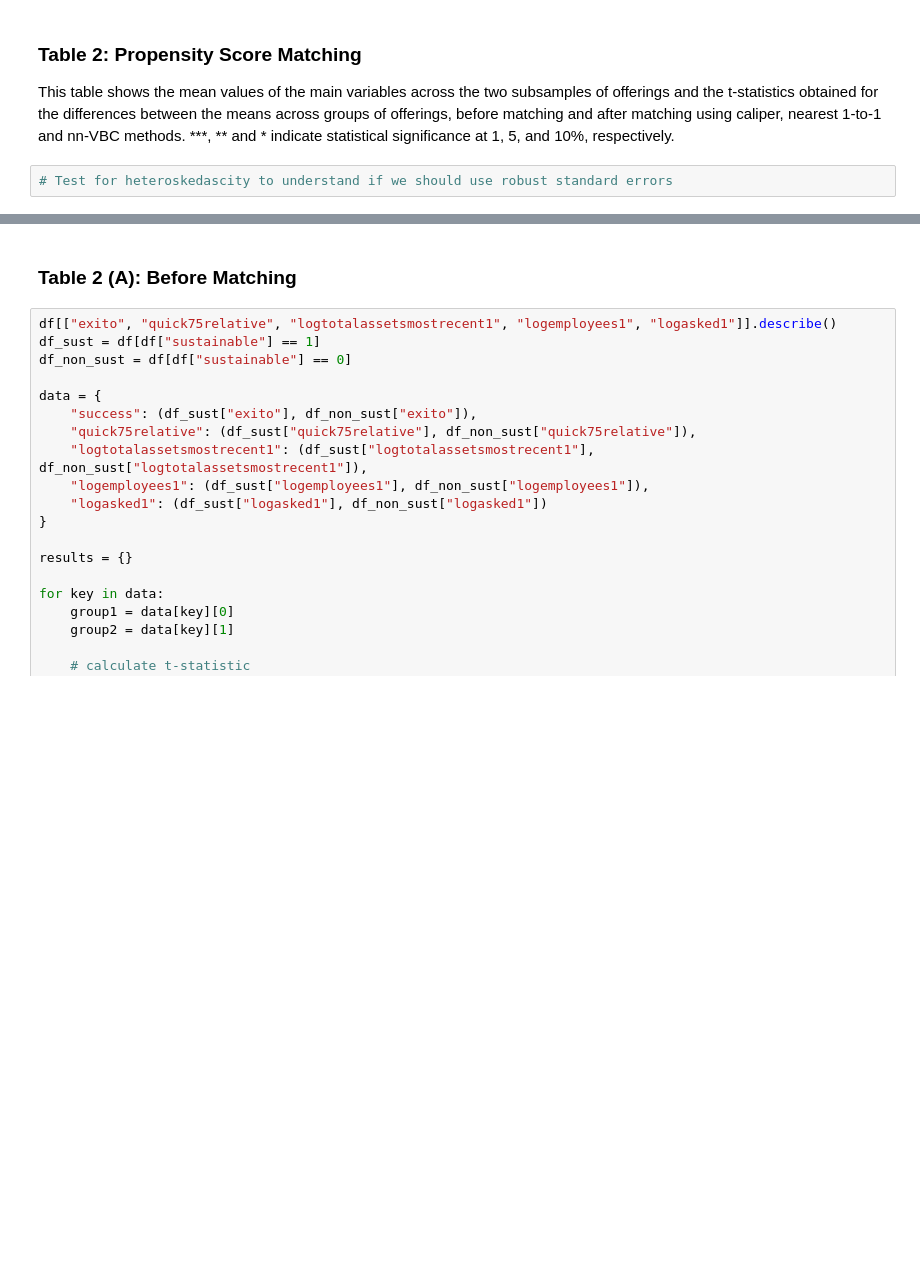
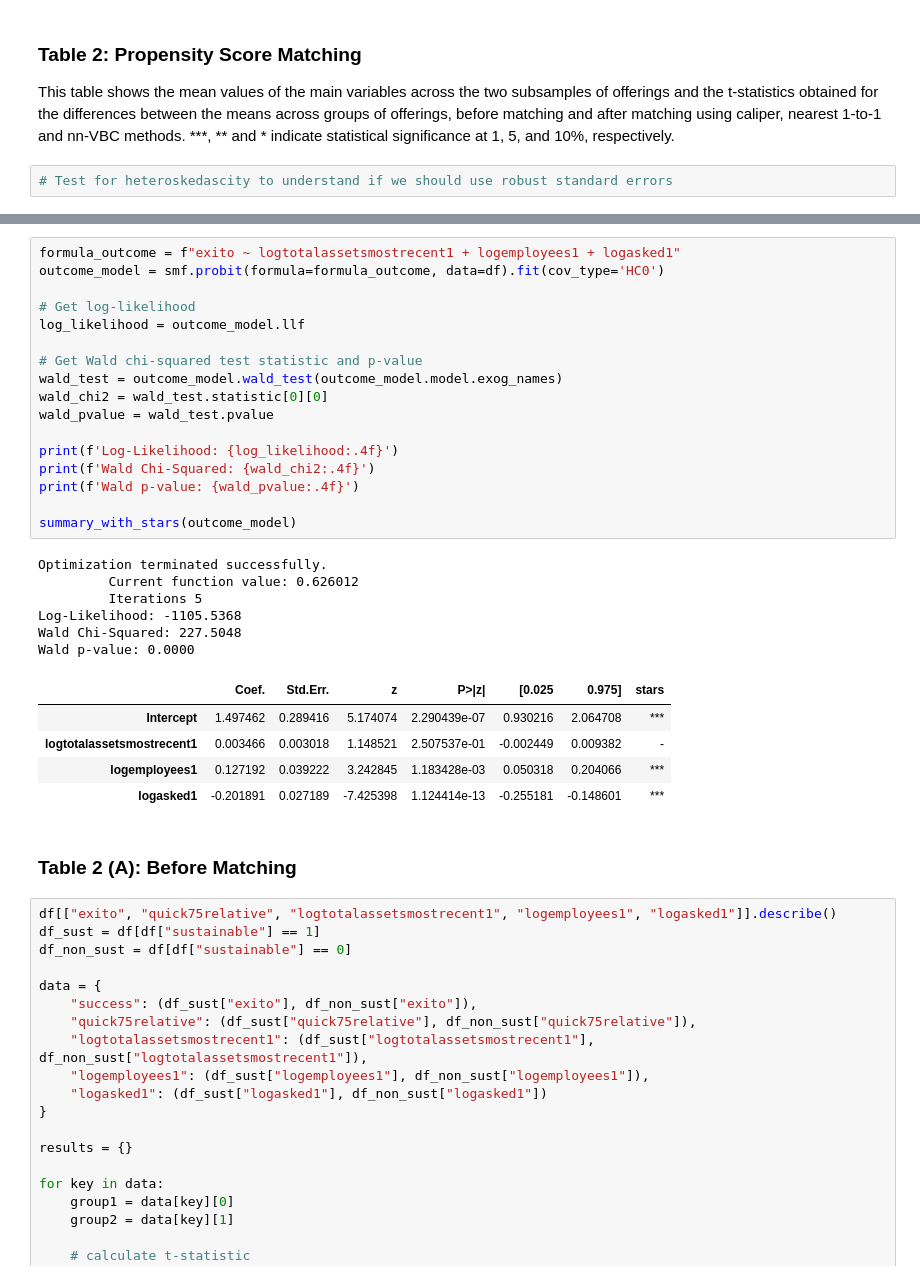
Before and after one commit to alvarorezola/MendozaEtAl2023-VC, a Jupyter notebook: script.ipynb, the cells around one changed output, grey strips where cells are left out. Saved outputs shown, nothing was run; the diff lists cells and outputs as text; blank space fills up the shorter version.

```diff
--- a/script.ipynb
+++ b/script.ipynb
@@ -244,3 +257,32 @@ Optimization terminated successfully.
+# %%
+formula_outcome = f"exito ~ logtotalassetsmostrecent1 + logemployees1 + logasked1"
+outcome_model = smf.probit(formula=formula_outcome, data=df).fit(cov_type='HC0')
+
+# Get log-likelihood
+log_likelihood = outcome_model.llf
+
+# Get Wald chi-squared test statistic and p-value
+wald_test = outcome_model.wald_test(outcome_model.model.exog_names)
+wald_chi2 = wald_test.statistic[0][0]
+wald_pvalue = wald_test.pvalue
+
+print(f'Log-Likelihood: {log_likelihood:.4f}')
+print(f'Wald Chi-Squared: {wald_chi2:.4f}')
+print(f'Wald p-value: {wald_pvalue:.4f}')
+
+summary_with_stars(outcome_model)
+# %% [output]
+Optimization terminated successfully.
+         Current function value: 0.626012
+         Iterations 5
+Log-Likelihood: -1105.5368
+Wald Chi-Squared: 227.5048
+Wald p-value: 0.0000
+|  | Coef. | Std.Err. | z | P>|z| | [0.025 | 0.975] | stars |
+| Intercept | 1.497462 | 0.289416 | 5.174074 | 2.290439e-07 | 0.930216 | 2.064708 | *** |
+| logtotalassetsmostrecent1 | 0.003466 | 0.003018 | 1.148521 | 2.507537e-01 | -0.002449 | 0.009382 | - |
+| logemployees1 | 0.127192 | 0.039222 | 3.242845 | 1.183428e-03 | 0.050318 | 0.204066 | *** |
+| logasked1 | -0.201891 | 0.027189 | -7.425398 | 1.124414e-13 | -0.255181 | -0.148601 | *** |
 # %% [markdown]
 ### Table 2 (A): Before Matching
 # %%
```
Also changed, not shown: parts of 11 cells of this notebook.
